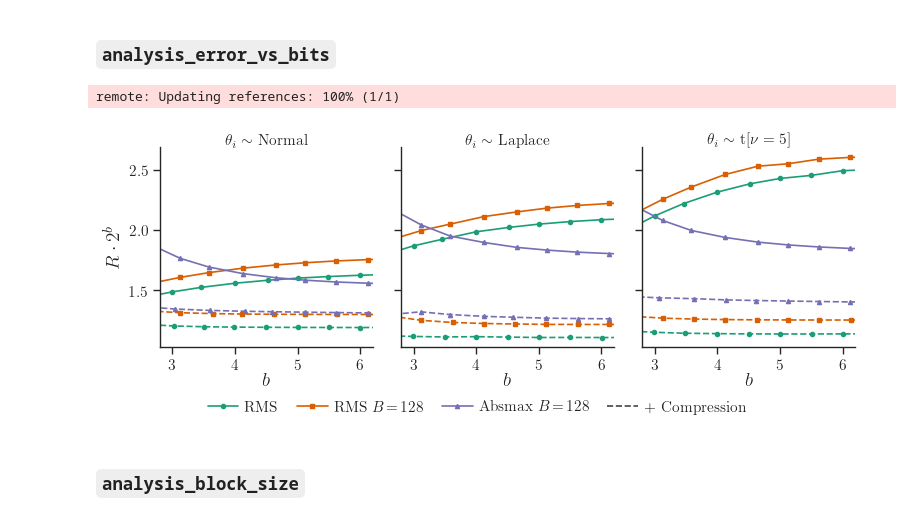
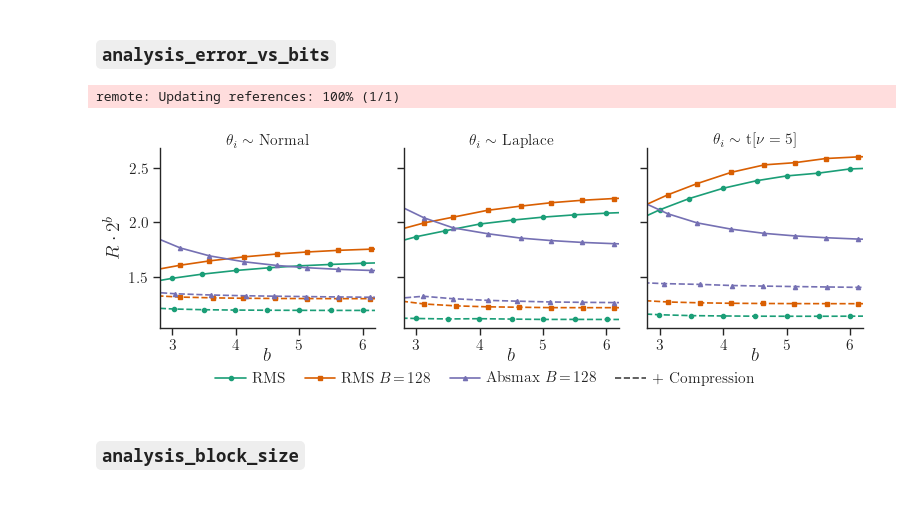
Before and after one commit to graphcore-research/optimal-weight-formats, a Jupyter notebook: paper/Simulations.ipynb, the cells around one changed output. Drawn from its saved outputs; the diff is of its cells as text; code cells hidden in the pictures.

```diff
--- a/paper/Simulations.ipynb
+++ b/paper/Simulations.ipynb
@@ -93,7 +93,7 @@ samples = 2**22
 t_df = 7
 block_size = 64
 
-fig, (ax0, ax1) = plt.subplots(ncols=2, figsize=(8, 3))
+fig, (ax0, ax1) = plt.subplots(ncols=2, figsize=(8, 2.75))
 
 def lut_diff(fmt: Q.LUTFormat) -> Tensor:
     return tensor(fmt.values[1:]) - tensor(fmt.values[:-1])
@@ -467,7 +467,7 @@ scaling_block_size = [
     ("absmax", block_size, dict(label=f"Absmax $B\\!=\\!{block_size}$", marker="^", color=plot_utils.PALETTE[2])),
 ]
 
-grid = plot_utils.grid(cols=distributions, sharey=True)
+grid = plot_utils.grid(cols=distributions, sharey=True, height=2.75)
 for (dist,), ax in grid:
     X = dist.sample(samples, seed=1, device=DEVICE)
     X_train = dist.sample(samples, seed=2, device=DEVICE)
@@ -492,36 +492,36 @@ for (dist,), ax in grid:
                     b_elem,
                     Q.block_normalise(X, (block_size,), scaling, (-1, 1), Q.FP32)[0],
                     Q.block_normalise(X_train, (block_size,), scaling, (-1, 1), Q.FP32)[0],
                     scaling=scaling,
                     block_size=quantiser_block_size,
                 ),
                 Q.BFLOAT16, (block_size,), scaling=scaling,
             )
             b = fmt.count_bits_tensor(X) / X.nelement()
             ys.append(Q.qrmse_norm(fmt, X).item() * 2**b)
             bs.append(b)
         ax.plot(bs, ys, **plot_utils.drop_label(args), ls="--")
 
     ax.set_xlim((3-0.2, 6+0.2))
     ax.xaxis.set_major_locator(matplotlib.ticker.MultipleLocator(1))
 
-    ax.set_xlabel("bits", labelpad=0)
+    ax.set_xlabel("bits", labelpad=-4)
     ax.set_title(f"$\\theta_i \\sim$ {distribution_name(dist)}", pad=0)
 
 ax0 = grid.axes[0, 0]
 ax0.set_ylabel(r"$R \cdot 2^b$")
 ax0.yaxis.set_major_formatter("{x}")
 plot_utils.set_figure_legend(
     grid.figure,
     build=[*scaling_block_size, dict(color="#444", ls="--", label="+ Compression")],
-    bbox_to_anchor=(0.0, 0.08, 1.0, 0), loc="upper center", ncols=4, columnspacing=1.25, handletextpad=0.4,
+    bbox_to_anchor=(0.0, 0.1, 1.0, 0), loc="upper center", ncols=4, columnspacing=1.25, handletextpad=0.4,
 )
 
 plot_utils.tidy(grid.figure)
 plot_utils.save("analysis_error_vs_bits")
 # %% [output]
 remote: Updating references: 100% (1/1)
-[figure, old version]
+[figure, new version]
 # %% [markdown]
 ### `analysis_block_size`
 # %%
```
Also changed, not shown: parts of 1 cell of this notebook.
